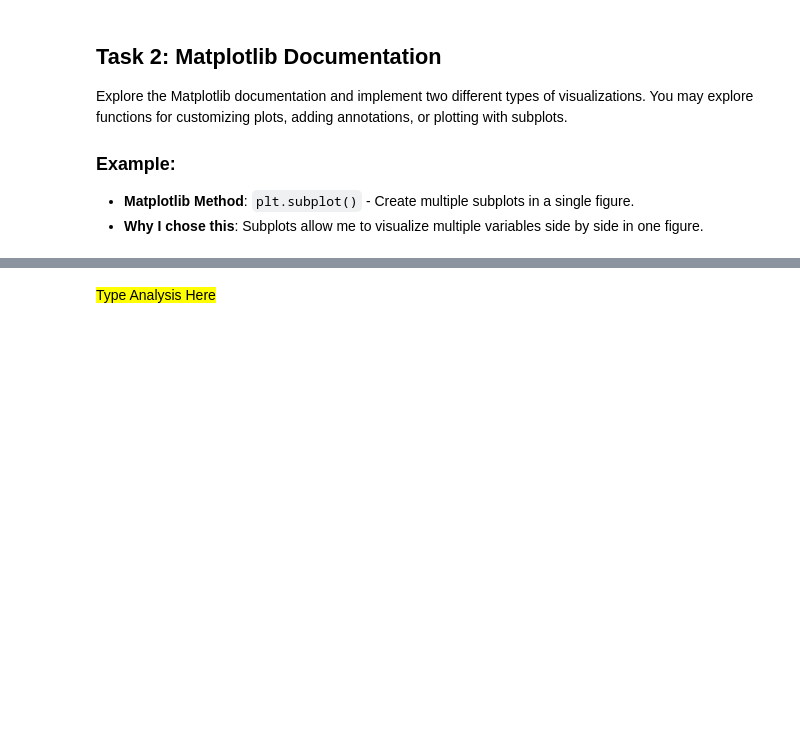
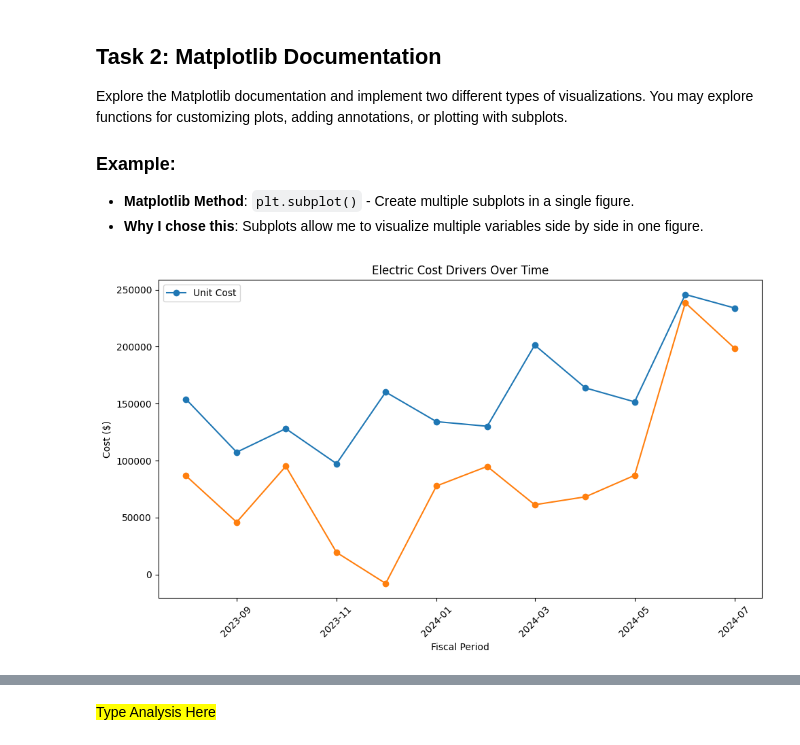
Before and after one commit to Scarlettsky0218/Scarlett-MSBA601, a Jupyter notebook: MSBA 601 Fund Tech for Bus Analytics/scarlett/Week9/documentation.ipynb, the cells around one changed output, grey strips where cells are left out. Cells and saved outputs as stored; diff of their text form; code cells hidden in the pictures; blank space fills up the shorter version.

```diff
--- a/MSBA 601 Fund Tech for Bus Analytics/scarlett/Week9/documentation.ipynb
+++ b/MSBA 601 Fund Tech for Bus Analytics/scarlett/Week9/documentation.ipynb
@@ -57,7 +95,29 @@ Explore the Matplotlib documentation and implement two different types of visual
 # %%
 
 # Task 2: Matplotlib Visualization 1
 # Code goes here: Implement a visualization from the matplotlib documentation.
+import pandas as pd
+import matplotlib.pyplot as plt
+df_Cost_Drivers = pd.read_csv('Electric Cost Drivers.csv')
+
+df_Cost_Drivers['UnitCost'] = df_Cost_Drivers['UnitCost'].replace({'\$':'', '\(': '-','\)': ''},regex=True).astype(float)
+df_Cost_Drivers['UsageCost'] = df_Cost_Drivers['UsageCost'].replace({'\$':'', '\(': '-','\)': ''},regex=True).astype(float)
+df_Cost_Drivers['WeatherCost'] = df_Cost_Drivers['WeatherCost'].replace({'\$':'', '\(': '-','\)': ''},regex=True).astype(float)
+df_Cost_Drivers['Change In Cost'] = df_Cost_Drivers['Change In Cost'].replace({'\$':'', '\(': '-','\)': ''},regex=True).astype(float)
+df_Cost_Drivers['FiscalPeriod'] = pd.to_datetime(df_Cost_Drivers['FiscalPeriod'])
+df_Cost_Drivers.set_index('FiscalPeriod', inplace=True)
+plt.figure(figsize=(10,6))
+plt.plot(df_Cost_Drivers.index, df_Cost_Drivers['UnitCost'], label='Unit Cost', marker='o')
+plt.plot(df_Cost_Drivers.index, df_Cost_Drivers['Change In Cost'],marker='o')
+plt.xlabel('Fiscal Period')
+plt.ylabel('Cost ($)')
+plt.title('Electric Cost Drivers Over Time')
+plt.legend()
+plt.xticks(rotation=45)
+plt.tight_layout()
+plt.show()
+# %% [output]
+[figure, added]
 # %%
 
 # Task 2: Matplotlib Visualization 2
```
Also changed, not shown: parts of 7 cells of this notebook, 11 other files.
